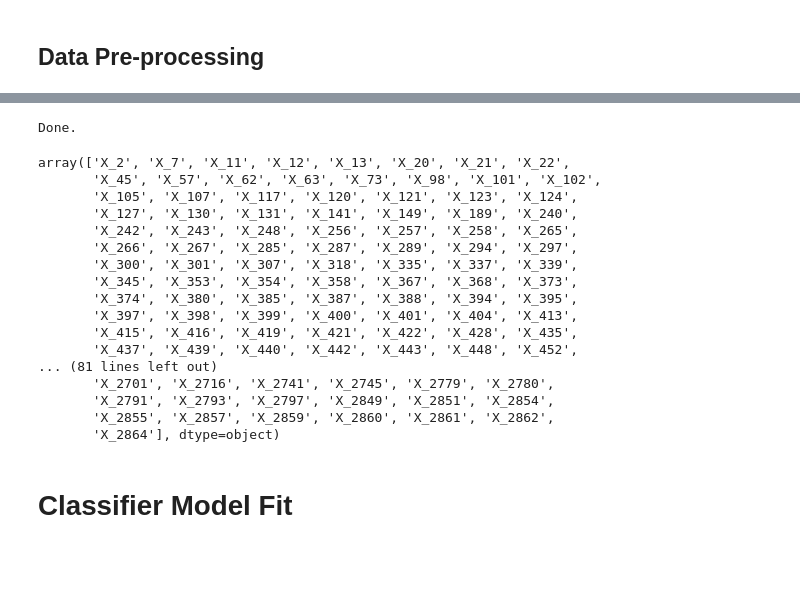
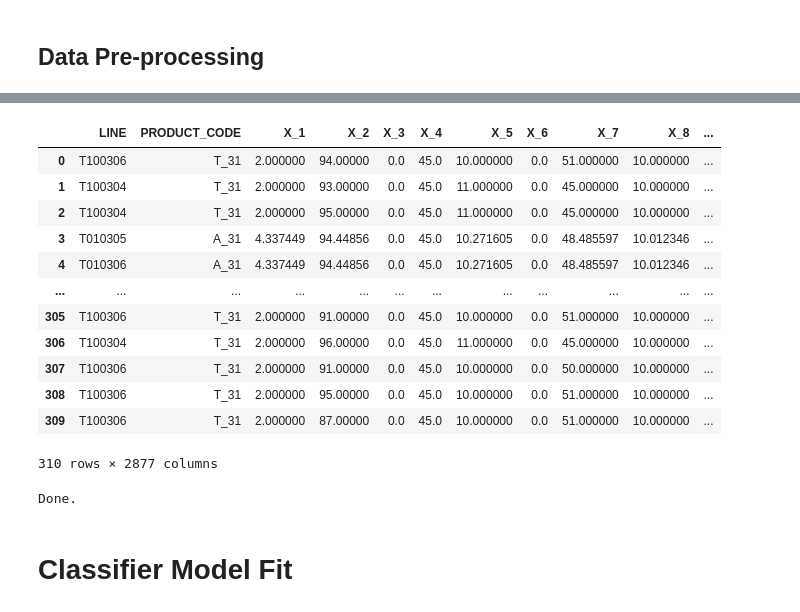
Before and after one commit to seoggu/hackerton_1, a Jupyter notebook: original copy.ipynb, the cells around one changed output, grey strips where cells are left out. Cells and saved outputs as stored; diff of their text form; code cells hidden in the pictures; blank space fills up the shorter version.

```diff
--- a/original copy.ipynb
+++ b/original copy.ipynb
@@ -46 +69,17 @@ test_x = test_df.drop(columns=['PRODUCT_ID', 'TIMESTAMP','LINE'])
+# %%
+test_x
+# %% [output]
+|  | LINE | PRODUCT_CODE | X_1 | X_2 | X_3 | X_4 | X_5 | X_6 | X_7 | X_8 | ... |
+| 0 | T100306 | T_31 | 2.000000 | 94.00000 | 0.0 | 45.0 | 10.000000 | 0.0 | 51.000000 | 10.000000 | ... |
+| 1 | T100304 | T_31 | 2.000000 | 93.00000 | 0.0 | 45.0 | 11.000000 | 0.0 | 45.000000 | 10.000000 | ... |
+| 2 | T100304 | T_31 | 2.000000 | 95.00000 | 0.0 | 45.0 | 11.000000 | 0.0 | 45.000000 | 10.000000 | ... |
+| 3 | T010305 | A_31 | 4.337449 | 94.44856 | 0.0 | 45.0 | 10.271605 | 0.0 | 48.485597 | 10.012346 | ... |
+| 4 | T010306 | A_31 | 4.337449 | 94.44856 | 0.0 | 45.0 | 10.271605 | 0.0 | 48.485597 | 10.012346 | ... |
+| ... | ... | ... | ... | ... | ... | ... | ... | ... | ... | ... | ... |
+| 305 | T100306 | T_31 | 2.000000 | 91.00000 | 0.0 | 45.0 | 10.000000 | 0.0 | 51.000000 | 10.000000 | ... |
+| 306 | T100304 | T_31 | 2.000000 | 96.00000 | 0.0 | 45.0 | 11.000000 | 0.0 | 45.000000 | 10.000000 | ... |
+| 307 | T100306 | T_31 | 2.000000 | 91.00000 | 0.0 | 45.0 | 10.000000 | 0.0 | 50.000000 | 10.000000 | ... |
+| 308 | T100306 | T_31 | 2.000000 | 95.00000 | 0.0 | 45.0 | 10.000000 | 0.0 | 51.000000 | 10.000000 | ... |
+| 309 | T100306 | T_31 | 2.000000 | 87.00000 | 0.0 | 45.0 | 10.000000 | 0.0 | 51.000000 | 10.000000 | ... |
+310 rows × 2877 columns
 # %%
@@ -70,29 +120,11 @@ test_x_del_zeros =test_x.drop(columns=all_0_columns)
 # %%
-d = {
-    'columns': train_x_del_zeros.columns.values,
-    'importances': RF.feature_importances_,
-}
+# d = {
+#     'columns': train_x_del_zeros.columns.values,
+#     'importances': RF.feature_importances_,
+# }
 
-temp_df = pd.DataFrame(d)
-temp_df = temp_df[temp_df['importances'] != 0]
-temp_df.sort_values(by='importances', ascending=False)
-temp_df[temp_df['importances'] > 1/1704]['columns'].values
+# temp_df = pd.DataFrame(d)
+# temp_df = temp_df[temp_df['importances'] != 0]
+# temp_df.sort_values(by='importances', ascending=False)
+# temp_df[temp_df['importances'] > 1/1704]['columns'].values
-# %% [output]
-array(['X_2', 'X_7', 'X_11', 'X_12', 'X_13', 'X_20', 'X_21', 'X_22',
-       'X_45', 'X_57', 'X_62', 'X_63', 'X_73', 'X_98', 'X_101', 'X_102',
-       'X_105', 'X_107', 'X_117', 'X_120', 'X_121', 'X_123', 'X_124',
-       'X_127', 'X_130', 'X_131', 'X_141', 'X_149', 'X_189', 'X_240',
-       'X_242', 'X_243', 'X_248', 'X_256', 'X_257', 'X_258', 'X_265',
-       'X_266', 'X_267', 'X_285', 'X_287', 'X_289', 'X_294', 'X_297',
-       'X_300', 'X_301', 'X_307', 'X_318', 'X_335', 'X_337', 'X_339',
-       'X_345', 'X_353', 'X_354', 'X_358', 'X_367', 'X_368', 'X_373',
-       'X_374', 'X_380', 'X_385', 'X_387', 'X_388', 'X_394', 'X_395',
-       'X_397', 'X_398', 'X_399', 'X_400', 'X_401', 'X_404', 'X_413',
-       'X_415', 'X_416', 'X_419', 'X_421', 'X_422', 'X_428', 'X_435',
-       'X_437', 'X_439', 'X_440', 'X_442', 'X_443', 'X_448', 'X_452',
-... (81 lines left out)
-       'X_2701', 'X_2716', 'X_2741', 'X_2745', 'X_2779', 'X_2780',
-       'X_2791', 'X_2793', 'X_2797', 'X_2849', 'X_2851', 'X_2854',
-       'X_2855', 'X_2857', 'X_2859', 'X_2860', 'X_2861', 'X_2862',
-       'X_2864'], dtype=object)
 # %%
```
Also changed, not shown: parts of 19 cells of this notebook, 5 other files.
